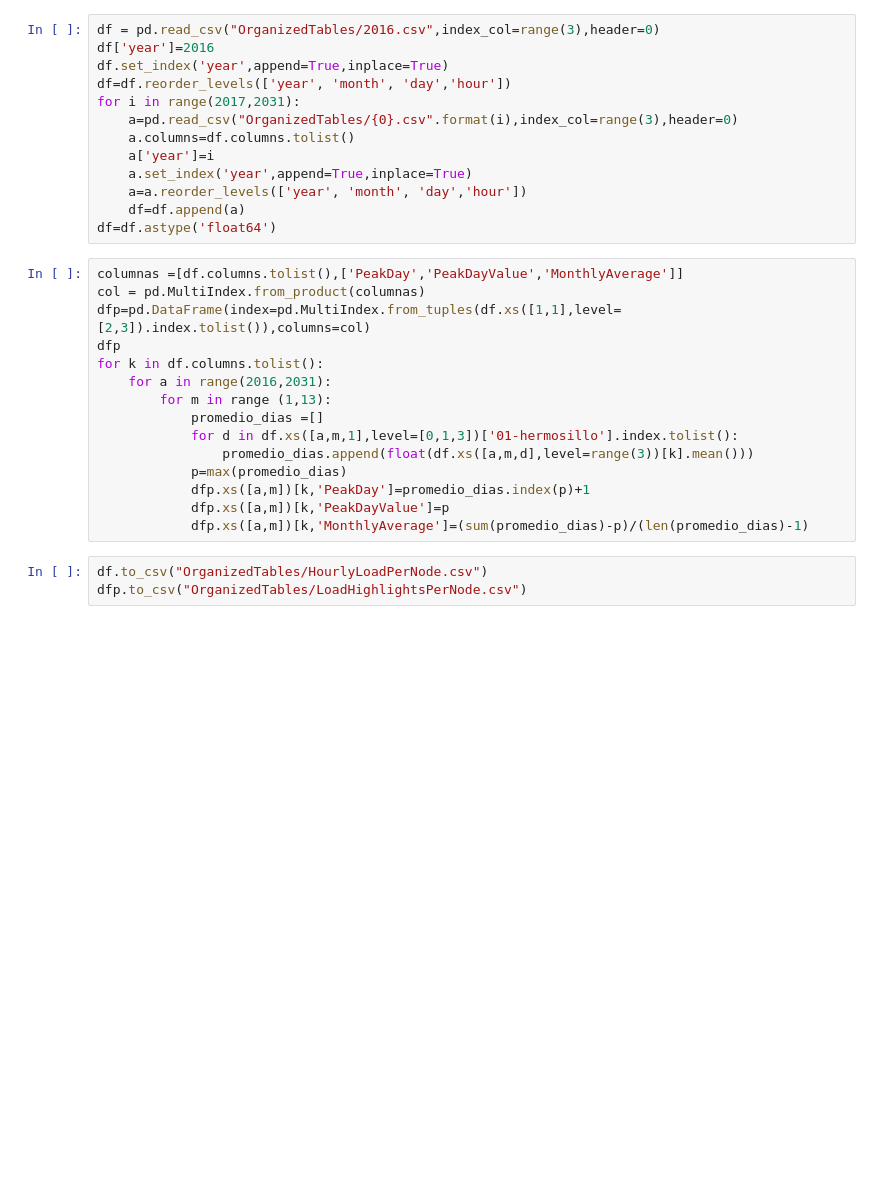
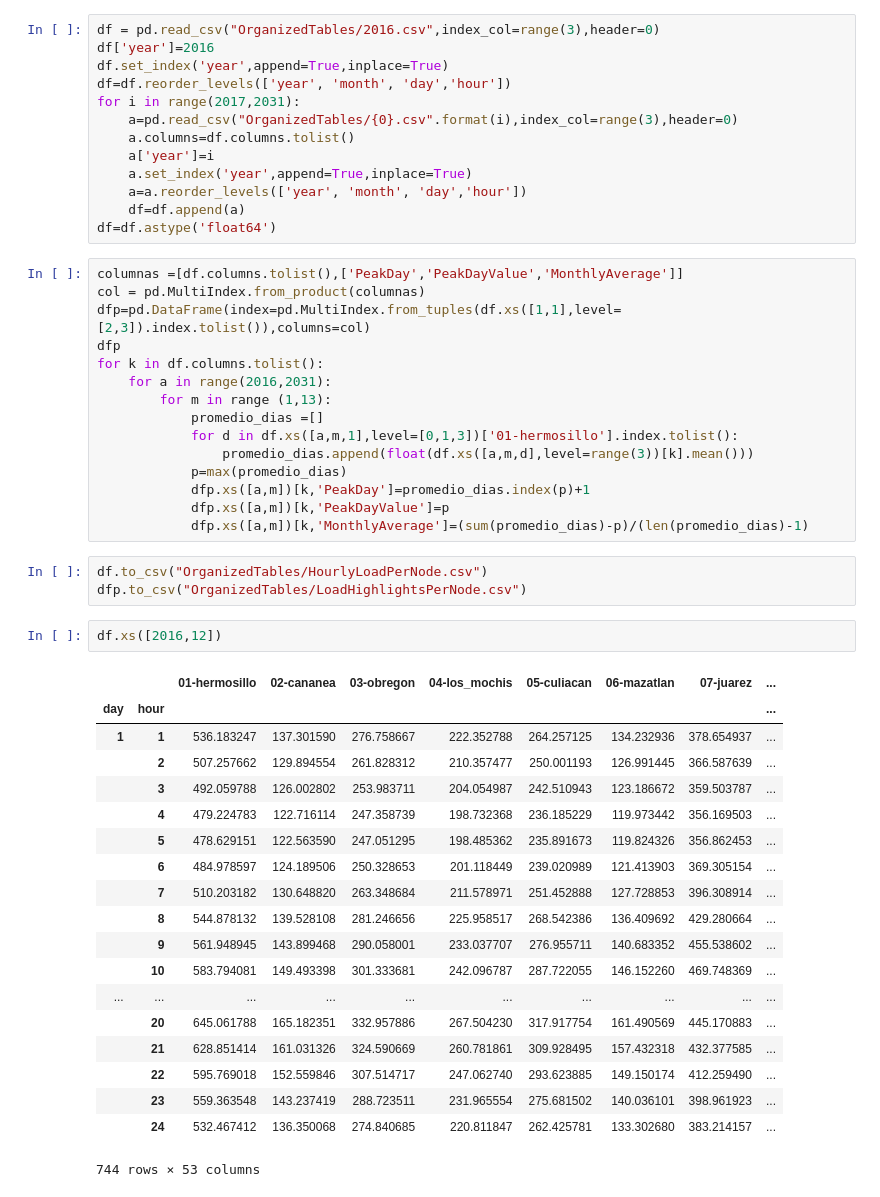
Before and after one commit to sergiocastellanos/switch_mexico_data, a Jupyter notebook: Loads/Data Analysis/Net load per hour in low escenary/Statistical analysis table creation.ipynb, the cells around one changed output. Cells and saved outputs as stored; diff of their text form; blank space fills up the shorter version.

```diff
--- a/Loads/Data Analysis/Net load per hour in low escenary/Statistical analysis table creation.ipynb
+++ b/Loads/Data Analysis/Net load per hour in low escenary/Statistical analysis table creation.ipynb
@@ -36,3 +36,25 @@ for k in df.columns.tolist():
 # %%
 df.to_csv("OrganizedTables/HourlyLoadPerNode.csv")
 dfp.to_csv("OrganizedTables/LoadHighlightsPerNode.csv")
+# %%
+df.xs([2016,12])
+# %% [output]
+|  |  | 01-hermosillo | 02-cananea | 03-obregon | 04-los_mochis | 05-culiacan | 06-mazatlan | 07-juarez | ... |
+| day | hour |  |  |  |  |  |  |  | ... |
+| 1 | 1 | 536.183247 | 137.301590 | 276.758667 | 222.352788 | 264.257125 | 134.232936 | 378.654937 | ... |
+|  | 2 | 507.257662 | 129.894554 | 261.828312 | 210.357477 | 250.001193 | 126.991445 | 366.587639 | ... |
+|  | 3 | 492.059788 | 126.002802 | 253.983711 | 204.054987 | 242.510943 | 123.186672 | 359.503787 | ... |
+|  | 4 | 479.224783 | 122.716114 | 247.358739 | 198.732368 | 236.185229 | 119.973442 | 356.169503 | ... |
+|  | 5 | 478.629151 | 122.563590 | 247.051295 | 198.485362 | 235.891673 | 119.824326 | 356.862453 | ... |
+|  | 6 | 484.978597 | 124.189506 | 250.328653 | 201.118449 | 239.020989 | 121.413903 | 369.305154 | ... |
+|  | 7 | 510.203182 | 130.648820 | 263.348684 | 211.578971 | 251.452888 | 127.728853 | 396.308914 | ... |
+|  | 8 | 544.878132 | 139.528108 | 281.246656 | 225.958517 | 268.542386 | 136.409692 | 429.280664 | ... |
+|  | 9 | 561.948945 | 143.899468 | 290.058001 | 233.037707 | 276.955711 | 140.683352 | 455.538602 | ... |
+|  | 10 | 583.794081 | 149.493398 | 301.333681 | 242.096787 | 287.722055 | 146.152260 | 469.748369 | ... |
+| ... | ... | ... | ... | ... | ... | ... | ... | ... | ... |
+|  | 20 | 645.061788 | 165.182351 | 332.957886 | 267.504230 | 317.917754 | 161.490569 | 445.170883 | ... |
+|  | 21 | 628.851414 | 161.031326 | 324.590669 | 260.781861 | 309.928495 | 157.432318 | 432.377585 | ... |
+|  | 22 | 595.769018 | 152.559846 | 307.514717 | 247.062740 | 293.623885 | 149.150174 | 412.259490 | ... |
+|  | 23 | 559.363548 | 143.237419 | 288.723511 | 231.965554 | 275.681502 | 140.036101 | 398.961923 | ... |
+|  | 24 | 532.467412 | 136.350068 | 274.840685 | 220.811847 | 262.425781 | 133.302680 | 383.214157 | ... |
+744 rows × 53 columns
```
Also changed, not shown: 23 other files.
